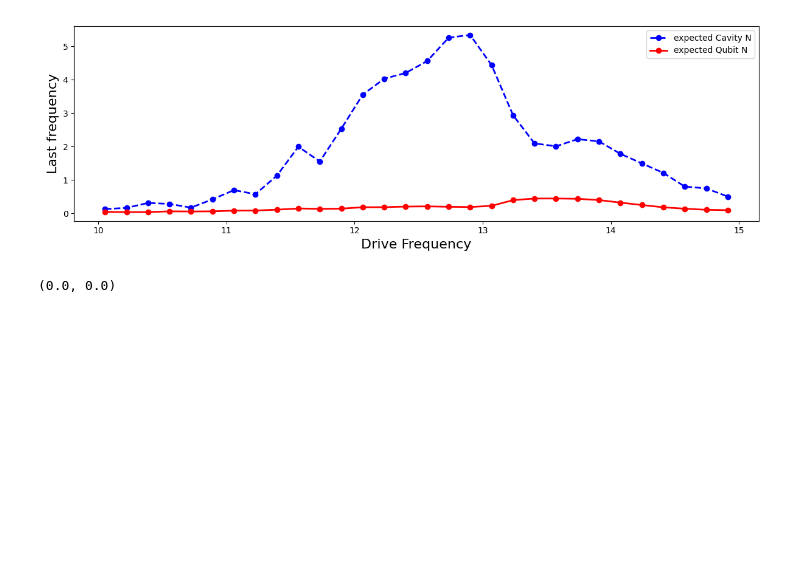
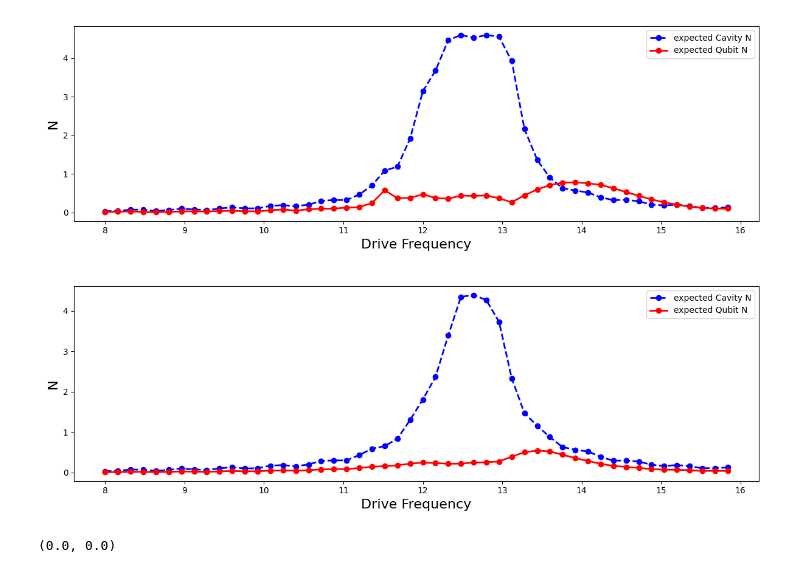
Before and after one commit to PITT-HATLAB/qubitSpec_unitTesting, a Jupyter notebook: main.ipynb, the cells around one changed output. Saved outputs shown, nothing was run; the diff lists cells and outputs as text; code cells hidden in the pictures; blank space fills up the shorter version.

Commit message:
updates to mastersolve func, use mult models

```diff
--- a/main.ipynb
+++ b/main.ipynb
@@ -22,9 +22,11 @@ from tqdm import tqdm
 #meant to be passed to experiment class to be worked on
 #TODO change automatic params to be realistic, this is Rebecca making up numbers
 class Model:
-    def __init__(self, cavityFreq = 3, qubitFreq = 10, noise = 0):
+    def __init__(self, cavityFreq = 3, cavityDecay = .1, qubitFreq = 10, qubitDecay = .01, noise = 0):
         self.cavityFreq = cavityFreq
+        self.cavityDecay = cavityDecay
         self.qubitFreq = qubitFreq
+        self.qubitDecay = qubitDecay
         self.noise = noise
 # %%
 class Experiment:
@@ -182,19 +212,28 @@ class Experiment:
         self.masterSolve()
         self.plotN_time()
 # %%
-
 
 #master solve now will automatically cycle through different frequencies and output plot with the last value of the mesolve equation
 e = Experiment()
-e.masterSolve()
 
-#experiemnt take a model and initiates experiment class with those values now can use those values to run experiments probably
+#model init( cavityFreq = 3, cavityDecay = .1, qubitFreq = 10, qubitDecay = .01, noise = 0)
+#example of testing multiple models with experiment class
+m1 = Model()
+m1_d = Model(3, .8, 10, .1) #m1 with higher decay
+m2 = Model(4, .5, 14, .1, 0)
+m3 = Model(45, .7, 76, .4, 0 )
+
+
+e.masterSolve_model(m1, 8, 16, 50)
+e.masterSolve_model(m1_d, 8, 16, 50)
+#Note: about 4-6 seconds for each iter of mesolve to run
 
 # todo
 # model generate many models to test
 # time domain -> grab last ValueError
 # %% [output]
-[figure, old version]
+[figure, new version]
+[figure, added]
 # %%
 N =  10 # should be much larger than average photon occupancy (>x10)
 # but as increase N sim will be slower -> decrease drive amplitudes
```
Also changed, not shown: parts of 1 cell of this notebook.
